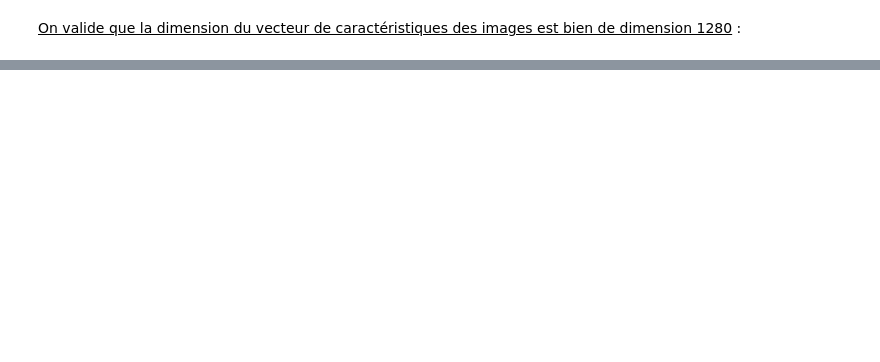
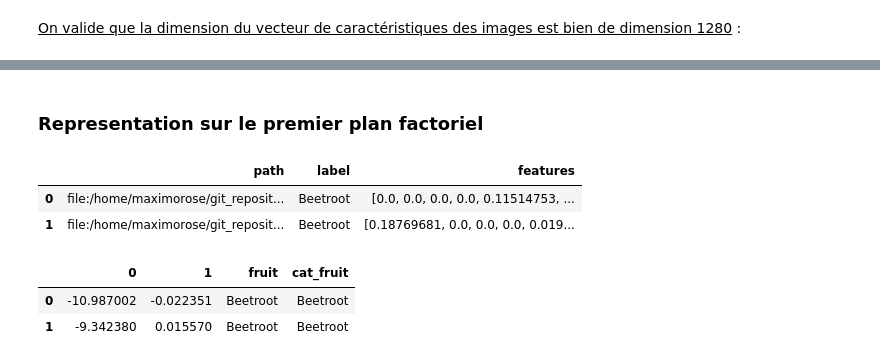
Before and after one commit to MaximoRose/oc-ds-p08, a Jupyter notebook: local_project.ipynb, the cells around one changed output, grey strips where cells are left out. Drawn from its saved outputs; the diff is of its cells as text; code cells hidden in the pictures; blank space fills up the shorter version.

```diff
--- a/local_project.ipynb
+++ b/local_project.ipynb
@@ -467,0 +575,3 @@ df.loc[0,'features'].shape
+# %%
+def transform_list_of_vect_to_df(vectlist) :
+    return pd.DataFrame([[vectlist[j][0][i] for i in range(k)] for j in range(len(vectlist))])
@@ -467,0 +586,3 @@ df.loc[0,'features'].shape
+# %%
+pca_coord_pf1 = transform_list_of_vect_to_df(pca_features).iloc[:, :2]
+pca_coord_pf1.head(2)
@@ -467,0 +615,8 @@ df.loc[0,'features'].shape
+# %% [markdown]
+### Representation sur le premier plan factoriel
+# %%
+df_source.head(2)
+# %% [output]
+|  | path | label | features |
+| 0 | file:/home/maximorose/git_reposit... | Beetroot | [0.0, 0.0, 0.0, 0.0, 0.11514753, ... |
+| 1 | file:/home/maximorose/git_reposit... | Beetroot | [0.18769681, 0.0, 0.0, 0.0, 0.019... |
@@ -467,0 +625,17 @@ df.loc[0,'features'].shape
+# %%
+def get_fruit_name(chemin, parent_folder='data') :
+    dossier_images_parent = parent_folder
+    nom_fruit = chemin.split(dossier_images_parent)[-1].split('/')[1] # Premier "/" est le debut de l'adresse
+    cat_fruits = nom_fruit.split(' ')[0]
+    return  nom_fruit, cat_fruits
+# %%
+fruit_list = [get_fruit_name(chemin=chemin)[0]  for chemin in df_source['path'].values]
+cat_fruit_list = [get_fruit_name(chemin=chemin)[1]  for chemin in df_source['path'].values]
+# %%
+pca_coord_pf1['fruit'] = fruit_list
+pca_coord_pf1['cat_fruit'] = cat_fruit_list
+pca_coord_pf1.head(2)
+# %% [output]
+|  | 0 | 1 | fruit | cat_fruit |
+| 0 | -10.987002 | -0.022351 | Beetroot | Beetroot |
+| 1 | -9.342380 | 0.015570 | Beetroot | Beetroot |
```
Also changed, not shown: parts of 46 cells of this notebook, 2 other files.
